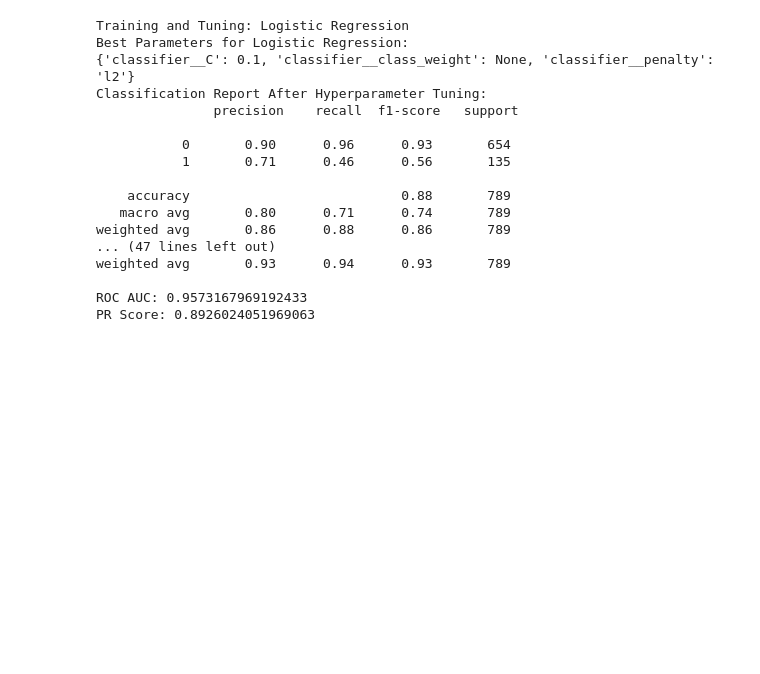
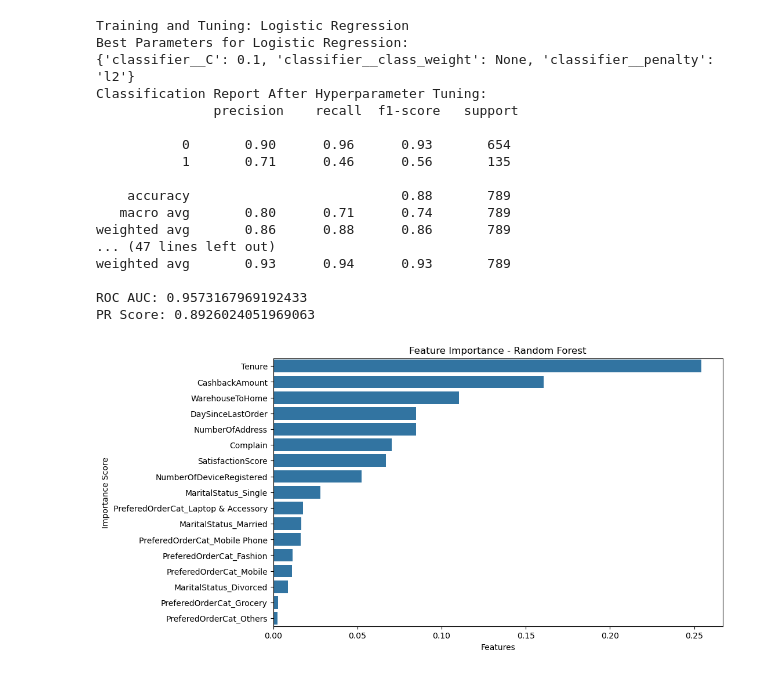
Before and after one commit to alhamfebian/purwadhika-jcdsol, a Jupyter notebook: Capstone Project/Capstone Project Module 3/ECommerceCustomerChurn.ipynb, the cells around one changed output. Drawn from its saved outputs; the diff is of its cells as text; code cells hidden in the pictures; blank space fills up the shorter version.

Commit message:
add feature importance

```diff
--- a/Capstone Project/Capstone Project Module 3/ECommerceCustomerChurn.ipynb
+++ b/Capstone Project/Capstone Project Module 3/ECommerceCustomerChurn.ipynb
@@ -425,3 +425,40 @@ weighted avg       0.93      0.94      0.93       789
 
 ROC AUC: 0.9573167969192433
 PR Score: 0.8926024051969063
+# %%
+# Melihat Fitur mana saja yang paling berpengaruh terhadap model Random Forest menggunakan Feature Importance
+# Fitur diurutkan dari yang paling berpengaruh ke yang paling tidak berpengaruh
+# Kenapa menggunakan model Random Forest? Karena model Random Forest adalah model yang paling akurat dari semua model yang sudah di training
+
+X_train_preprocessed = models['Random Forest']['model']['preprocessor'].fit_transform(X_train)
+X_test_preprocessed = models['Random Forest']['model']['preprocessor'].transform(X_test)
+
+num_feature_names = numeric_features
+
+cat_feature_names = preprocessor.transformers_[1][1].named_steps['onehot'].get_feature_names_out(['PreferedOrderCat', 'MaritalStatus']).tolist()
+
+all_feature_names = ['Tenure', 'WarehouseToHome', 'NumberOfDeviceRegistered', 'SatisfactionScore', 'NumberOfAddress', 'Complain', 'DaySinceLastOrder', 'CashbackAmount'] + cat_feature_names
+
+models['Random Forest']['model']['classifier'].fit(X_train_preprocessed, y_train)
+
+feature_importance = pd.Series(models['Random Forest']['model']['classifier'].feature_importances_, index=all_feature_names)
+
+feature_importance = feature_importance.sort_values(ascending=False)
+
+df_feature_importance = pd.DataFrame(
+    data=feature_importance.values,
+    index=feature_importance.index
+)
+
+plt.figure(figsize=(10,6))
+sns.barplot(
+    data=df_feature_importance,
+    x=df_feature_importance[0],
+    y=df_feature_importance.index
+)
+plt.title("Feature Importance - Random Forest")
+plt.xlabel("Features")
+plt.ylabel("Importance Score")
+plt.show()
+# %% [output]
+[figure, added]
```
